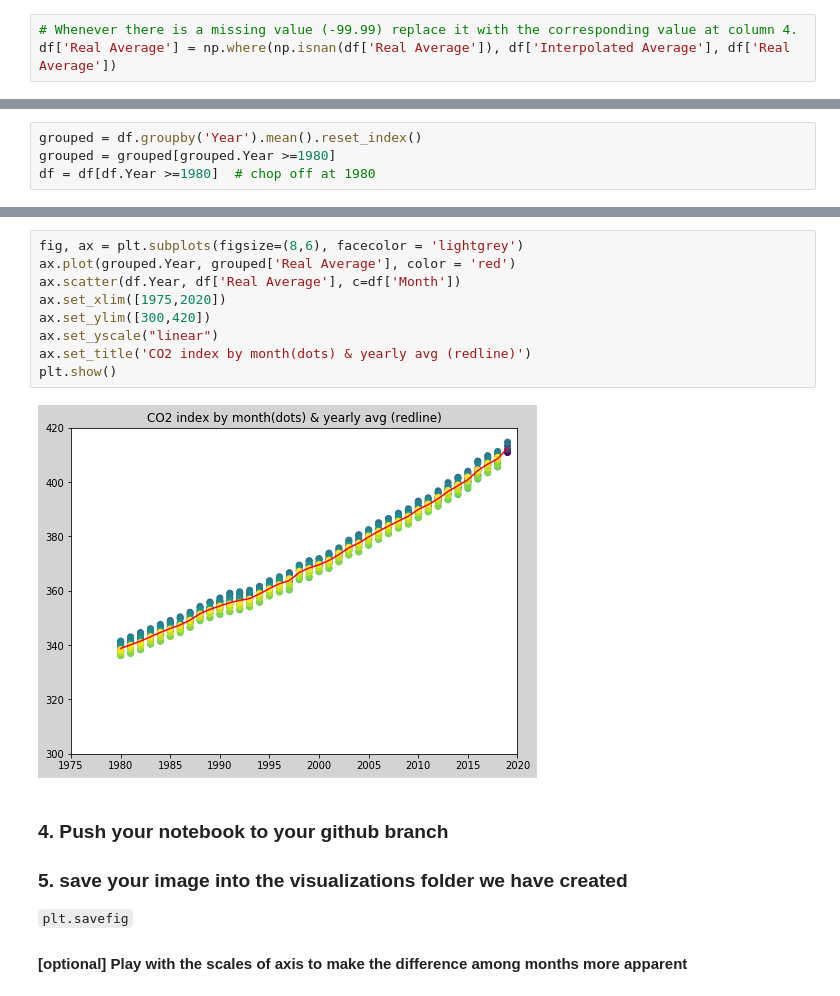
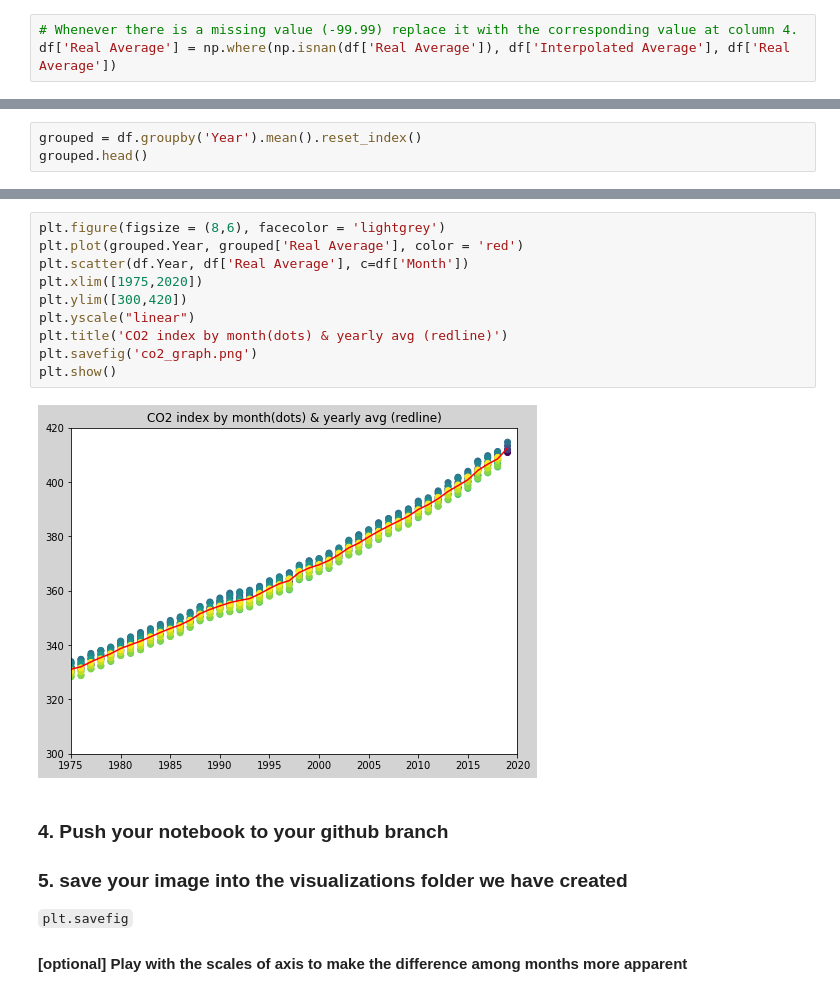
Before and after one commit to mzhou356/dc_ds_06_03_19, a Jupyter notebook: module_1/morning_warm_up/week_2/1_4_warmup_visualization_matplotlib.ipynb, the cells around one changed output, grey strips where cells are left out. Drawn from its saved outputs; the diff is of its cells as text.

```diff
--- a/module_1/morning_warm_up/week_2/1_4_warmup_visualization_matplotlib.ipynb
+++ b/module_1/morning_warm_up/week_2/1_4_warmup_visualization_matplotlib.ipynb
@@ -77,4 +57,3 @@ list all folders in your documents folder  use ls
 # %%
 grouped = df.groupby('Year').mean().reset_index()
-grouped = grouped[grouped.Year >=1980]
-df = df[df.Year >=1980]  # chop off at 1980
+grouped.head()
@@ -81,14 +67,15 @@ df = df[df.Year >=1980]  # chop off at 1980
 # %%
-fig, ax = plt.subplots(figsize=(8,6), facecolor = 'lightgrey')
-ax.plot(grouped.Year, grouped['Real Average'], color = 'red')
-ax.scatter(df.Year, df['Real Average'], c=df['Month'])
-ax.set_xlim([1975,2020])
-ax.set_ylim([300,420])
-ax.set_yscale("linear")
-ax.set_title('CO2 index by month(dots) & yearly avg (redline)')
+plt.figure(figsize = (8,6), facecolor = 'lightgrey')
+plt.plot(grouped.Year, grouped['Real Average'], color = 'red')
+plt.scatter(df.Year, df['Real Average'], c=df['Month'])
+plt.xlim([1975,2020])
+plt.ylim([300,420])
+plt.yscale("linear")
+plt.title('CO2 index by month(dots) & yearly avg (redline)')
+plt.savefig('co2_graph.png')
 plt.show()
 # %% [output]
-[figure, old version]
+[figure, new version]
 # %% [markdown]
 ### 4. Push your notebook to your github branch
 
```
Also changed, not shown: parts of 9 cells of this notebook.
